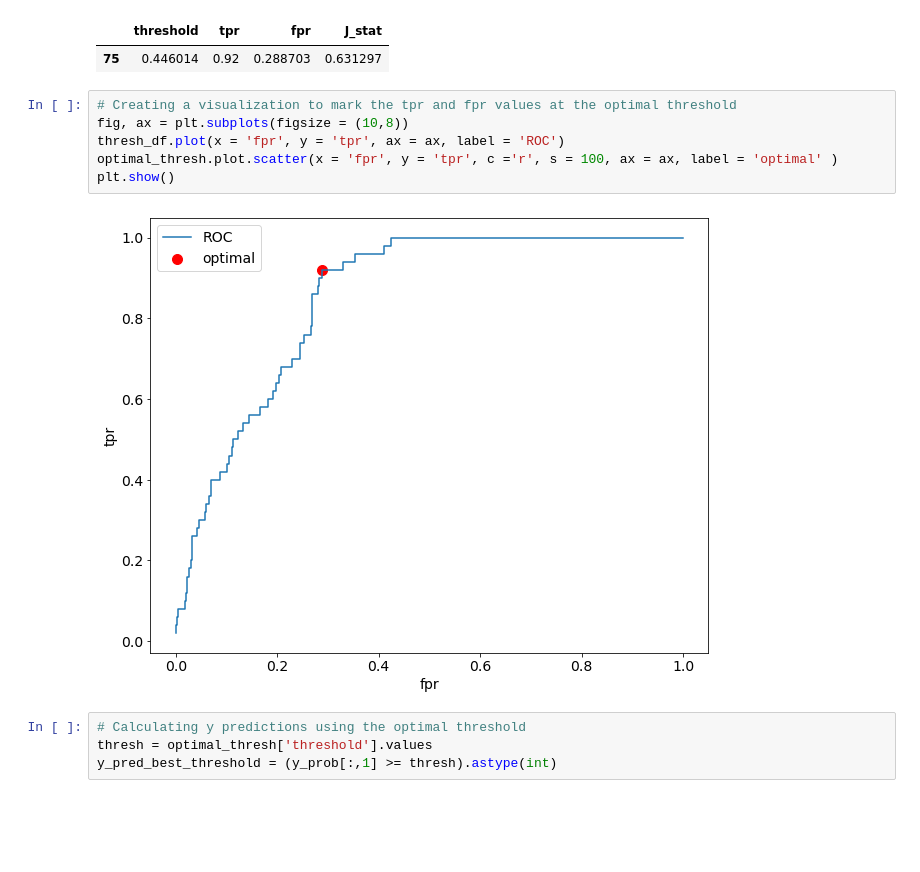
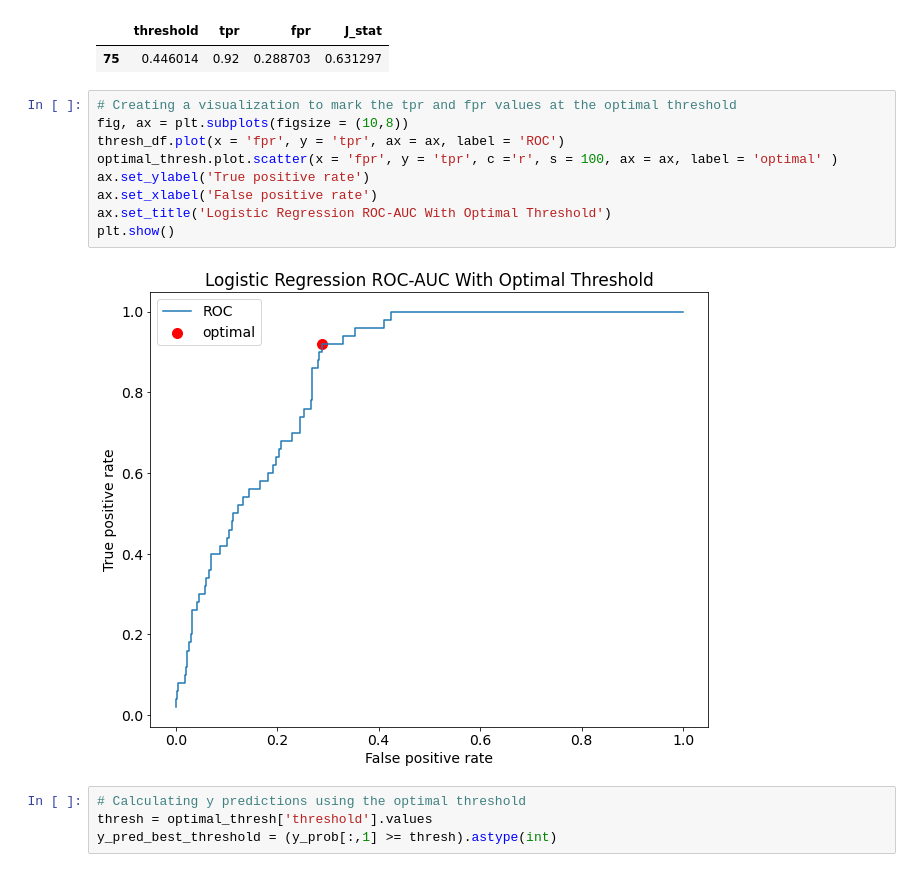
Before and after one commit to jordanate/machine-learning-classification, a Jupyter notebook: stroke-machine-learning-classification.ipynb, the cells around one changed output. Cells and saved outputs as stored; diff of their text form; blank space fills up the shorter version.

Commit message:
image

```diff
--- a/stroke-machine-learning-classification.ipynb
+++ b/stroke-machine-learning-classification.ipynb
@@ -462,11 +462,14 @@ optimal_thresh
 # %%
 # Creating a visualization to mark the tpr and fpr values at the optimal threshold
 fig, ax = plt.subplots(figsize = (10,8))
 thresh_df.plot(x = 'fpr', y = 'tpr', ax = ax, label = 'ROC')
 optimal_thresh.plot.scatter(x = 'fpr', y = 'tpr', c ='r', s = 100, ax = ax, label = 'optimal' )
+ax.set_ylabel('True positive rate')
+ax.set_xlabel('False positive rate')
+ax.set_title('Logistic Regression ROC-AUC With Optimal Threshold')
 plt.show()
 # %% [output]
-[figure, old version]
+[figure, new version]
 # %%
 # Calculating y predictions using the optimal threshold
 thresh = optimal_thresh['threshold'].values
```
Also changed, not shown: 1 other file.
